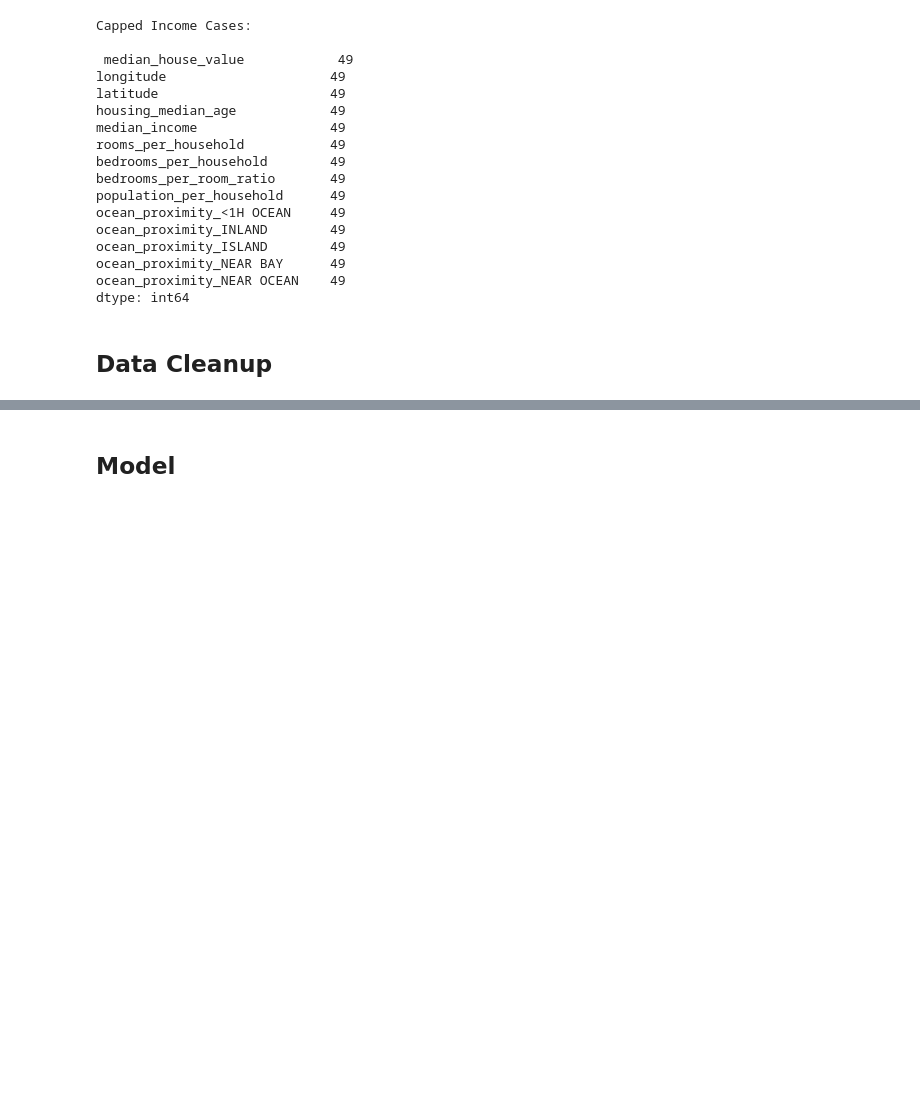
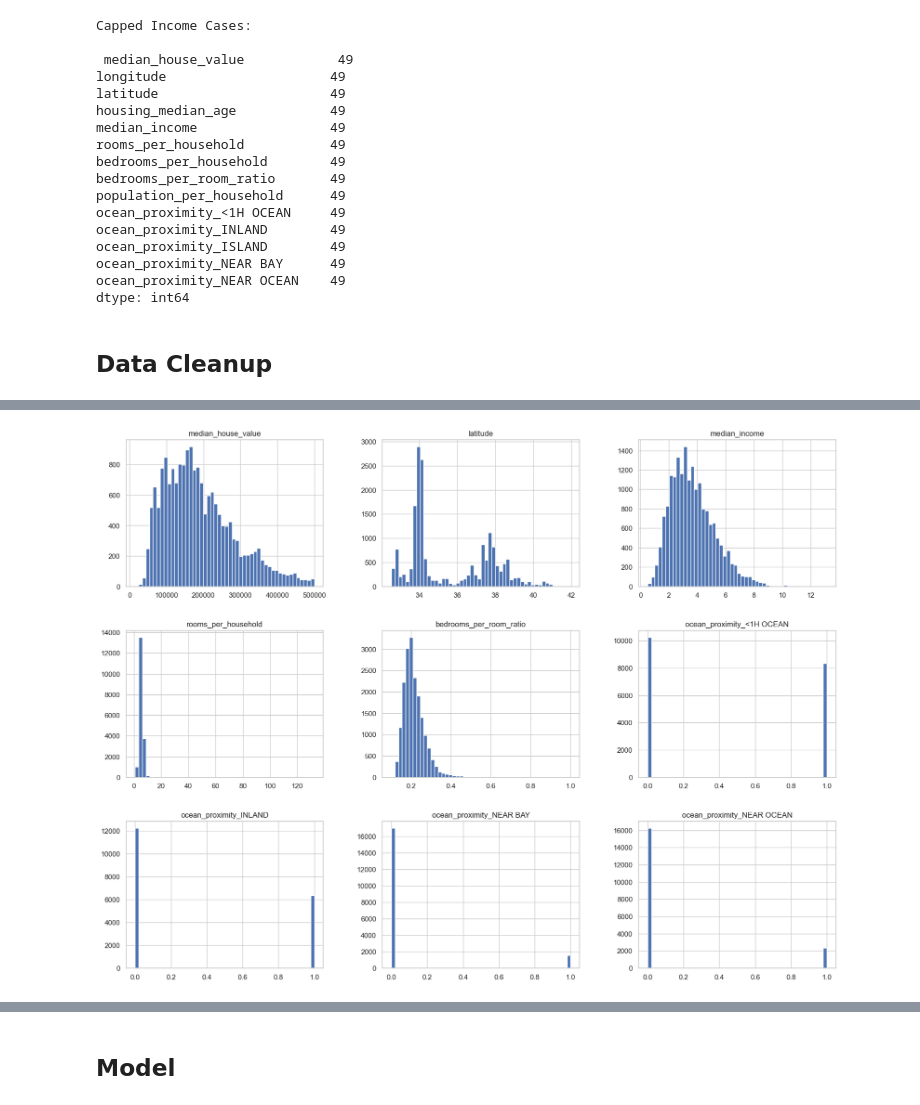
Before and after one commit to desmonddibba/house_prices, a Jupyter notebook: House_Prices.ipynb, the cells around one changed output, grey strips where cells are left out. Cells and saved outputs as stored; diff of their text form; code cells hidden in the pictures; blank space fills up the shorter version.

```diff
--- a/House_Prices.ipynb
+++ b/House_Prices.ipynb
@@ -329,12 +314,14 @@ dtype: float64
 capped_value = 500001
 max_age = 52
 max_income = 15.0001
+max_population = 1243.333333
+max_rooms = 132.533333
+max_bedrooms = 34.066667
 
 capped_house_value = housing[housing['median_house_value'] == capped_value]
 capped_house_age = housing[housing['housing_median_age'] == max_age]
 capped_income = housing[housing['median_income'] == max_income]
 
-
-print("Capped House Value Cases:\n", capped_house_value[['median_house_value', 'housing_median_age', 'median_income']].head())
-print("\nMax House Age Cases:\n", capped_house_age[['median_house_value', 'housing_median_age', 'median_income']].head())
-print("\nMax Income Cases:\n", capped_income[['median_house_value', 'housing_median_age', 'median_income']].head())
+capped_population = housing[housing['population_per_household'] == max_population]
+capped_rooms = housing[housing['rooms_per_household'] == max_population]
+capped_bedrooms = housing[housing['bedrooms_per_household'] == max_population]
@@ -418,3 +387,13 @@ ocean_proximity_NEAR OCEAN    49
 dtype: int64
 # %% [markdown]
 ## Data Cleanup
+# %%
+housing = housing[housing['median_house_value'] < capped_value]
+housing = housing[housing['housing_median_age'] < max_age]
+housing = housing[housing['median_income'] < max_income]
+housing = housing[housing['population_per_household'] < max_population]
+housing = housing[housing['rooms_per_household'] < max_population]
+housing = housing[housing['bedrooms_per_household'] < max_population]
+
+
+housing.info()
@@ -420,0 +418,19 @@ dtype: int64
+# %%
+# List of features used for the training data:
+training_data_features = [
+    'median_house_value',
+    'latitude',
+    'median_income',
+    'rooms_per_household',
+    'bedrooms_per_room_ratio',
+    'ocean_proximity_<1H OCEAN',
+    'ocean_proximity_INLAND',
+    'ocean_proximity_NEAR BAY',
+    'ocean_proximity_NEAR OCEAN',
+]
+training_data = housing[training_data_features]
+# %%
+training_data.hist(bins=50, figsize=(20, 15))
+plt.show()
+# %% [output]
+[figure, added]
```
Also changed, not shown: parts of 18 cells of this notebook.
